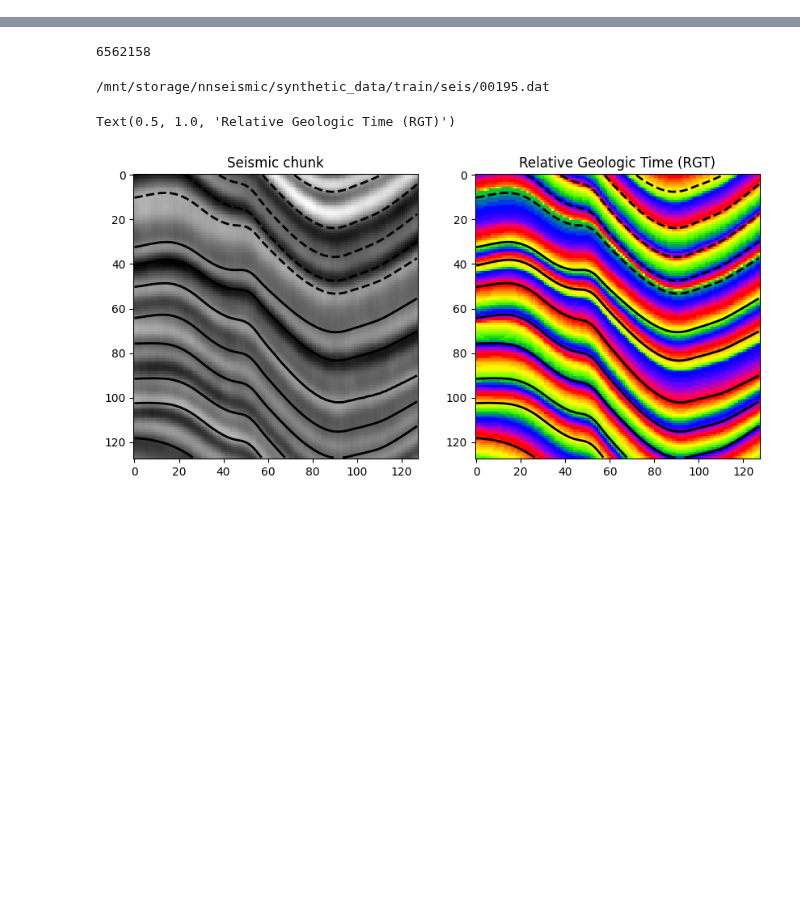
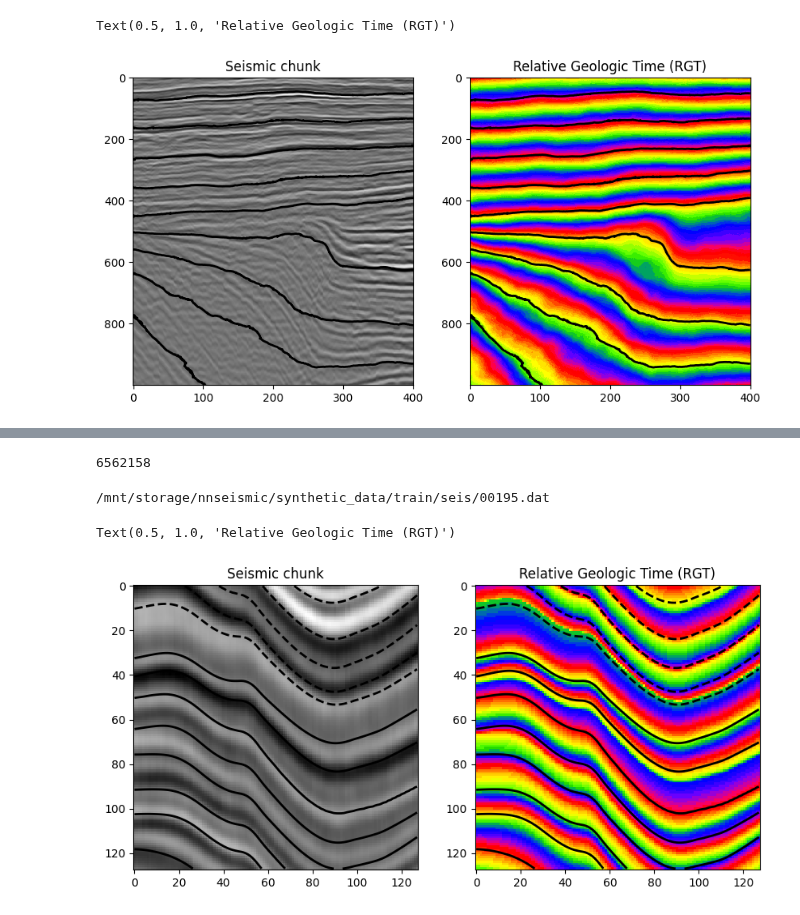
Before and after one commit to spaceswimmer/nnseismic, a Jupyter notebook: src/view_results.ipynb, the cells around one changed output, grey strips where cells are left out. Saved outputs shown, nothing was run; the diff lists cells and outputs as text; code cells hidden in the pictures; blank space fills up the shorter version.

```diff
--- a/src/view_results.ipynb
+++ b/src/view_results.ipynb
@@ -12,0 +36,16 @@ from matplotlib.lines import Line2D
+# %%
+seis = np.load('../data/vankor_il-5110-5510_xl-1100-1500.npy')
+rgt = np.load('../data/vankor_pred_x0.npy')
+rgt = rgt[:, :401, :3001]
+sl = (125, slice(None), slice(1200, 2200))
+fig, axs = plt.subplots(1, 2, figsize=(10,5))
+axs[0].imshow(seis[sl].T, cmap='grey', interpolation='nearest', aspect='auto')
+axs[0].contour(rgt[sl].T,np.linspace(np.min(rgt),np.max(rgt),30),colors='black',linewidths=2)
+axs[0].set_title('Seismic chunk')
+
+axs[1].imshow(rgt[sl].T, cmap='prism', interpolation='nearest', aspect='auto')
+axs[1].contour(rgt[sl].T,np.linspace(np.min(rgt),np.max(rgt),30),colors='black',linewidths=2)
+axs[1].set_title('Relative Geologic Time (RGT)')
+# %% [output]
+Text(0.5, 1.0, 'Relative Geologic Time (RGT)')
+[figure, added]
```
Also changed, not shown: parts of 6 cells of this notebook, 24 other files.
